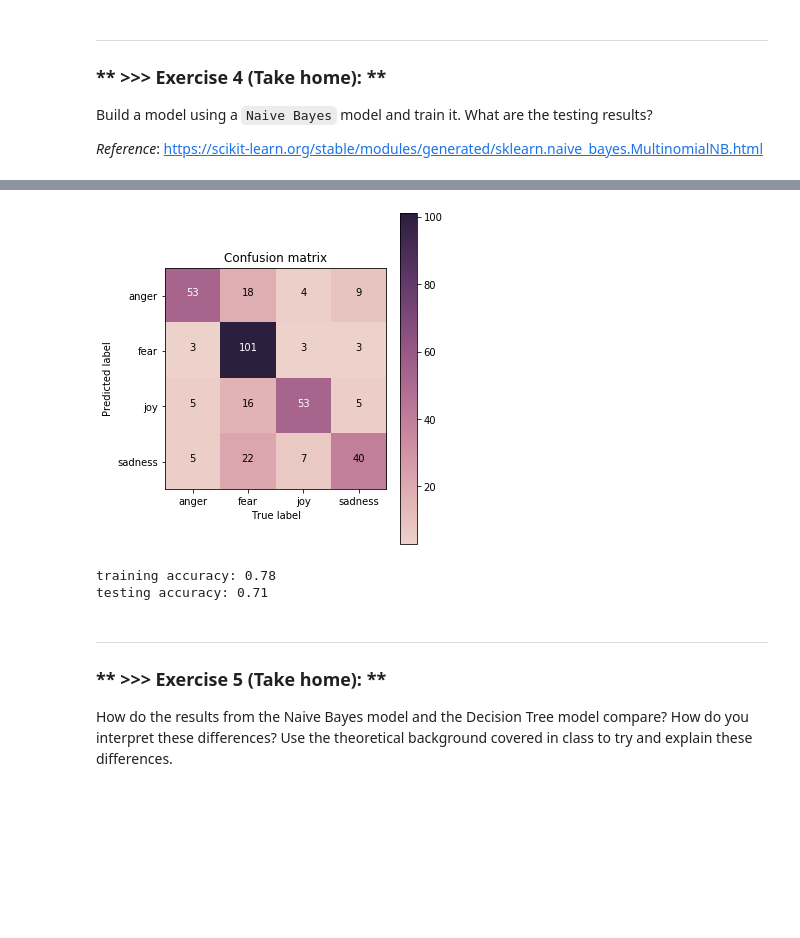
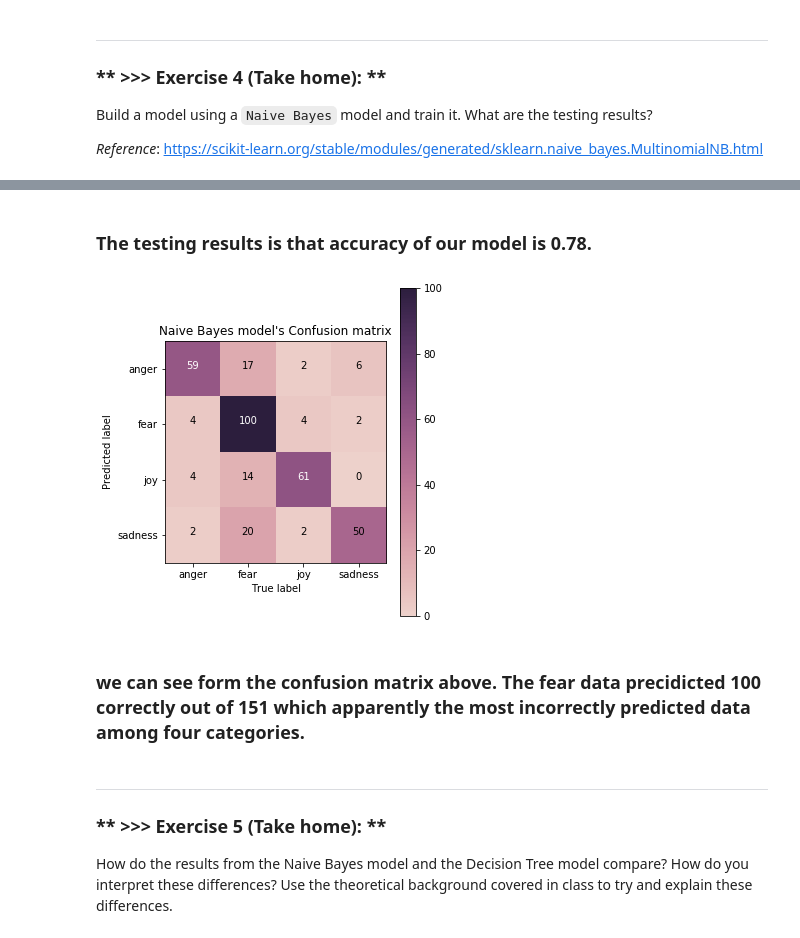
Before and after one commit to eugene08976/DM19-Lab2-Homework, a Jupyter notebook: DM19_Lab2_Master.ipynb, the cells around one changed output, grey strips where cells are left out. Drawn from its saved outputs; the diff is of its cells as text; code cells hidden in the pictures; blank space fills up the shorter version.

```diff
--- a/DM19_Lab2_Master.ipynb
+++ b/DM19_Lab2_Master.ipynb
@@ -150,6 +100,0 @@ test_df.to_pickle("test_df.pkl")
-# %%
-import pandas as pd
-
-## load a pickle file
-train_df = pd.read_pickle("train_df.pkl")
-test_df = pd.read_pickle("test_df.pkl")
@@ -493,0 +331,24 @@ array(['joy', 'anger', 'sadness', 'fear', 'fear', 'anger', 'anger',
+# %%
+from sklearn.naive_bayes import MultinomialNB
+from sklearn.model_selection import train_test_split
+from sklearn import metrics
+from sklearn.metrics import accuracy_score
+
+mnb = MultinomialNB()
+
+cv1 = TfidfVectorizer(min_df=1, stop_words='english')
+
+train_text = train_df['text']
+train_emotion = train_df['emotion']
+
+test_text = test_df['text']
+test_emotion = test_df['emotion']
+
+# learn training data vocab and create a document-term matrix
+x_traincv=cv1.fit_transform(train_text)
+
+# Transform the testing data into a document-term matrix
+x_testcv=cv1.transform(test_text)
+
+# Train the model and time it
+%time mnb.fit(x_traincv, train_emotion)
@@ -493,0 +359,3 @@ array(['joy', 'anger', 'sadness', 'fear', 'fear', 'anger', 'anger',
+# %%
+# Predict for test count vectozer
+prediction = mnb.predict(x_testcv)
@@ -494,18 +393,15 @@ array(['joy', 'anger', 'sadness', 'fear', 'fear', 'anger', 'anger',
+# %% [markdown]
+### The testing results is that accuracy of our model is 0.78.
 # %%
-cm = confusion_matrix(y_true=y_test, y_pred=y_test_pred_NB)
+naive_confusion_matrix = confusion_matrix(y_true=test_emotion, y_pred=prediction)
+
 my_tags = ['anger', 'fear', 'joy', 'sadness']
-plot_confusion_matrix(cm, classes=my_tags, title='Confusion matrix')
+
+plot_confusion_matrix(naive_confusion_matrix, classes=my_tags, title="Naive Bayes model's Confusion matrix")
 # %% [output]
-[figure, old version]
+[figure, new version]
-# %%
-acc_train = accuracy_score(y_true=y_train, y_pred=y_train_pred_NB)
-acc_test = accuracy_score(y_true=y_test, y_pred=y_test_pred_NB)
-
-print('training accuracy: {}'.format(round(acc_train, 2)))
-print('testing accuracy: {}'.format(round(acc_test, 2)))
-# %% [output]
-training accuracy: 0.78
-testing accuracy: 0.71
+# %% [markdown]
+### we can see form the confusion matrix above. The fear data precidicted 100 correctly out of 151 which apparently the most incorrectly predicted data among four categories.
 # %% [markdown]
 ---
 ### ** >>> Exercise 5 (Take home): **
```
Also changed, not shown: parts of 114 cells of this notebook, 2 other files.
